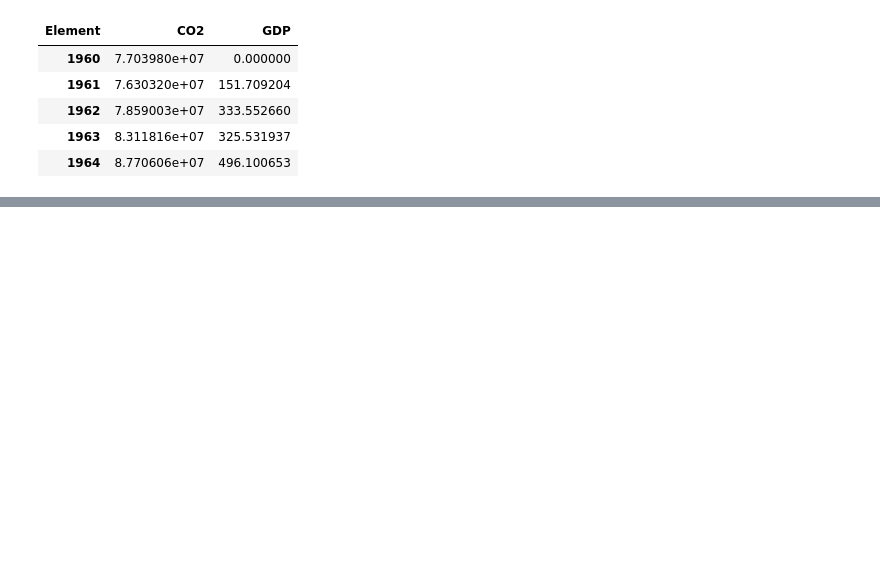
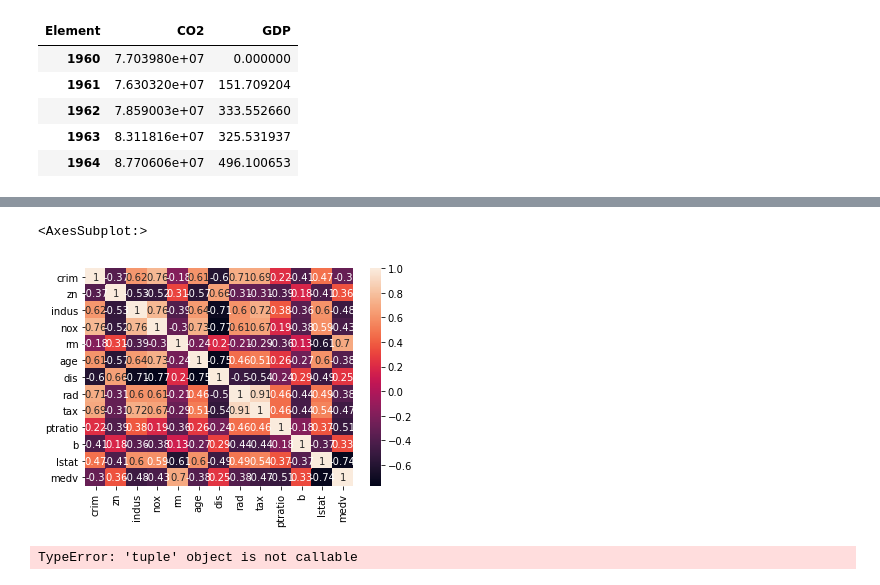
Before and after one commit to iodelola/Applied-Data-Assignment, a Jupyter notebook: ADS Assignment 3/ADS Assignment 3.ipynb, the cells around one changed output, grey strips where cells are left out. Drawn from its saved outputs; the diff is of its cells as text; code cells hidden in the pictures; blank space fills up the shorter version.

```diff
--- a/ADS Assignment 3/ADS Assignment 3.ipynb
+++ b/ADS Assignment 3/ADS Assignment 3.ipynb
@@ -129,0 +135,4 @@ makeplot(df_Whole_world, "1975", "2018")
+# %%
+# reading all csv's
+df_HousingData = pd.read_csv("HousingDataForTest.csv")
+df_HousingData.head()
@@ -129,0 +146,28 @@ makeplot(df_Whole_world, "1975", "2018")
+# %%
+correlation_matrix = df_HousingData.corr().round(2)
+sn.heatmap(data = correlation_matrix, annot = True)
+
+#correlation coeeficient ranges from -1 to 1. if value is close to 1 , it denotes there is a strong postive corelation between the
+#two variables.
+#Observations
+#to fit a linear regression model, features which have hiogh corrlation are selected with the target variables. form the heatmap, rm
+#has a strong postive corleation with mdev(0.7) where lsat has a higj negative corelation with medev(-0.74)
+# %% [output]
+<AxesSubplot:>
+[figure, added]
+# %%
+plt.figure=(20,5)
+
+features = ['lstat', 'rm']
+target = df_HousingData['medv']
+
+for i, col in enumerate(features):
+    plt.subplot(1, len(features), i+1)
+    x = df_HousingData[col]
+    y = target
+    plt.scatter(x, y, marker= 'o')
+    plt.title(col)
+    plt.xlabel(col)
+    plt.ylabel('medv')
+# %% [output]
+TypeError: 'tuple' object is not callable
```
Also changed, not shown: parts of 12 cells of this notebook, 8 other files.
